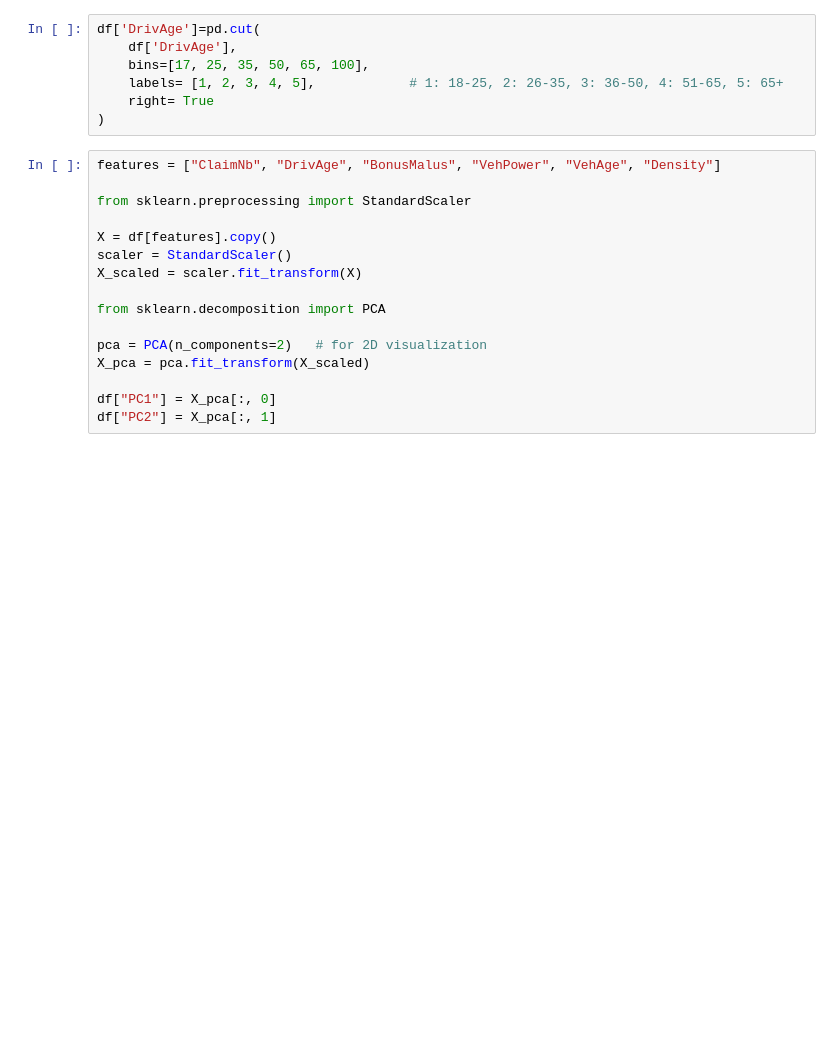
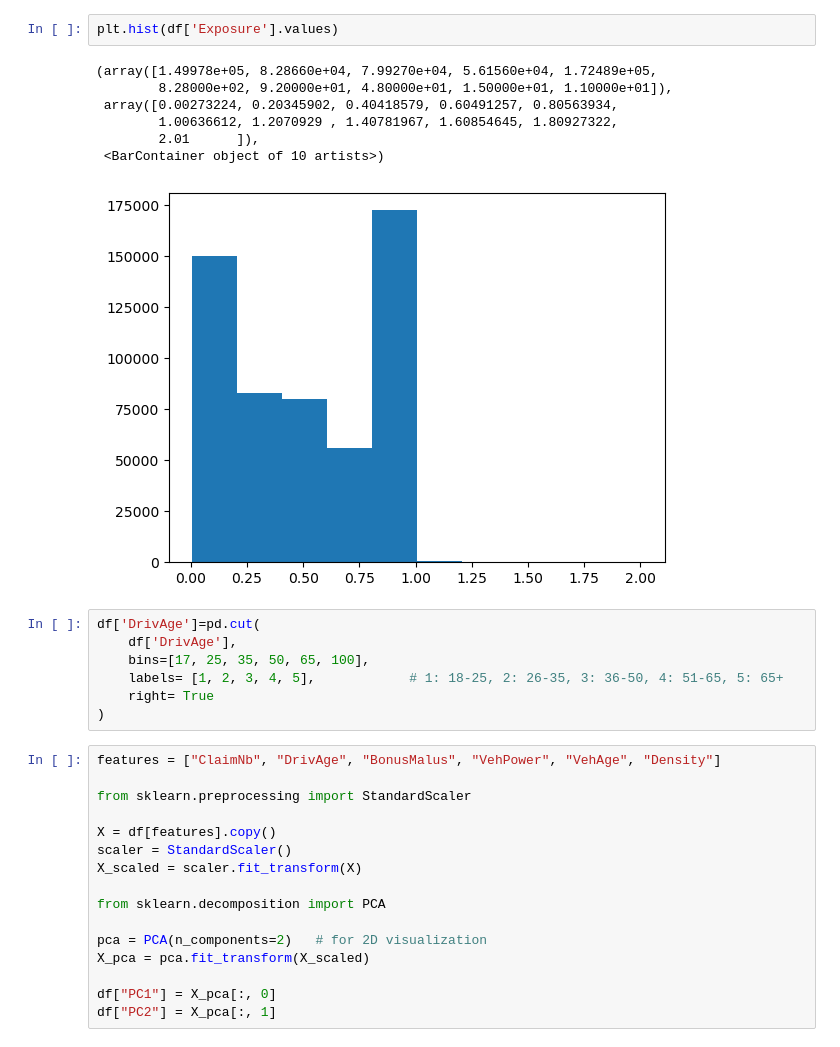
Before and after one commit to HKrtsn/ML-Project, a Jupyter notebook: pca_clustering_scraps.ipynb, the cells around one changed output. Cells and saved outputs as stored; diff of their text form; blank space fills up the shorter version.

```diff
--- a/pca_clustering_scraps.ipynb
+++ b/pca_clustering_scraps.ipynb
@@ -6,3 +36,13 @@ df=pd.read_csv('Project_description_and_data/claims_train.csv')
+# %%
+plt.hist(df['Exposure'].values)
+# %% [output]
+(array([1.49978e+05, 8.28660e+04, 7.99270e+04, 5.61560e+04, 1.72489e+05,
+        8.28000e+02, 9.20000e+01, 4.80000e+01, 1.50000e+01, 1.10000e+01]),
+ array([0.00273224, 0.20345902, 0.40418579, 0.60491257, 0.80563934,
+        1.00636612, 1.2070929 , 1.40781967, 1.60854645, 1.80927322,
+        2.01      ]),
+ <BarContainer object of 10 artists>)
+[figure, added]
 # %%
 df['DrivAge']=pd.cut(
     df['DrivAge'],
```
Also changed, not shown: parts of 5 cells of this notebook, 1 other file.
